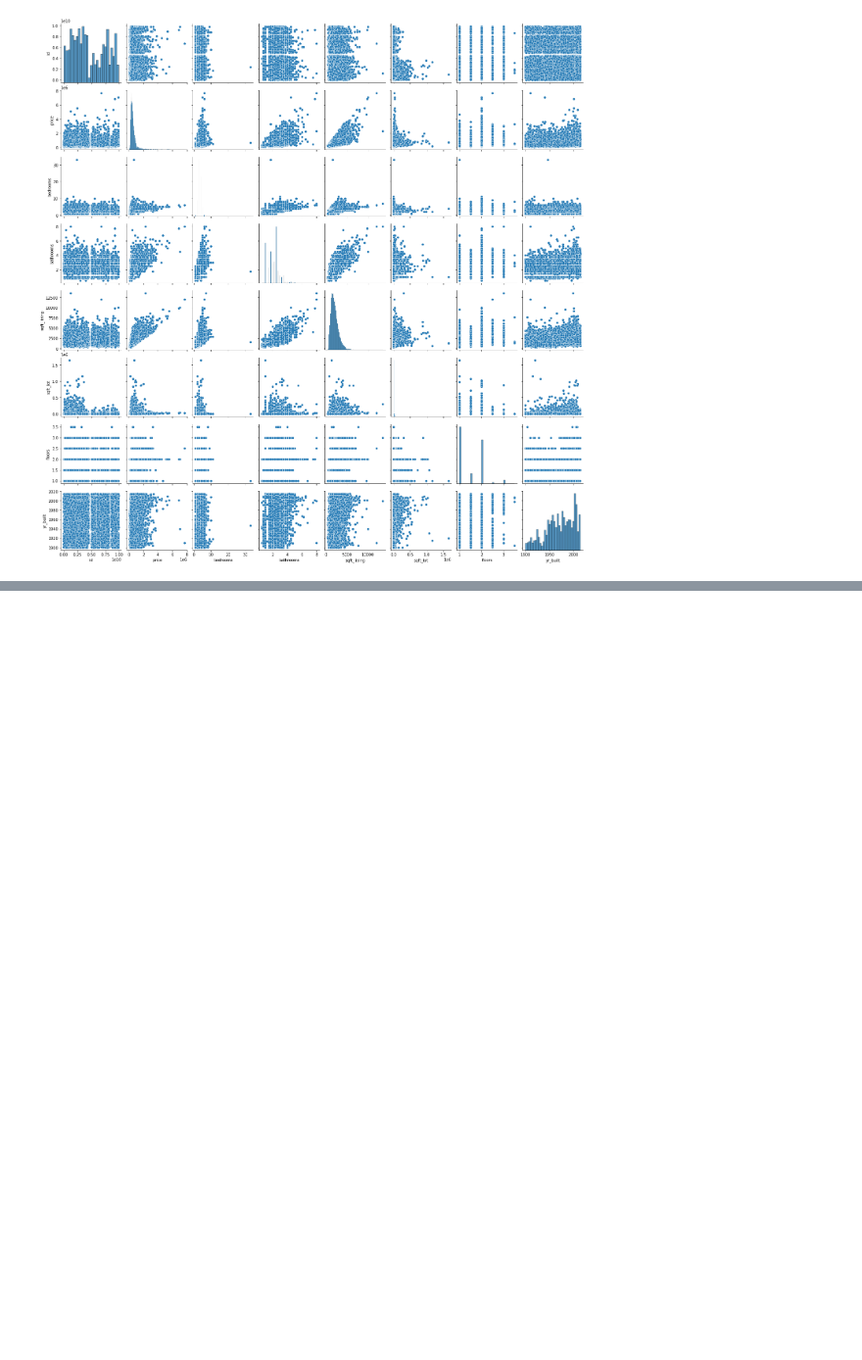
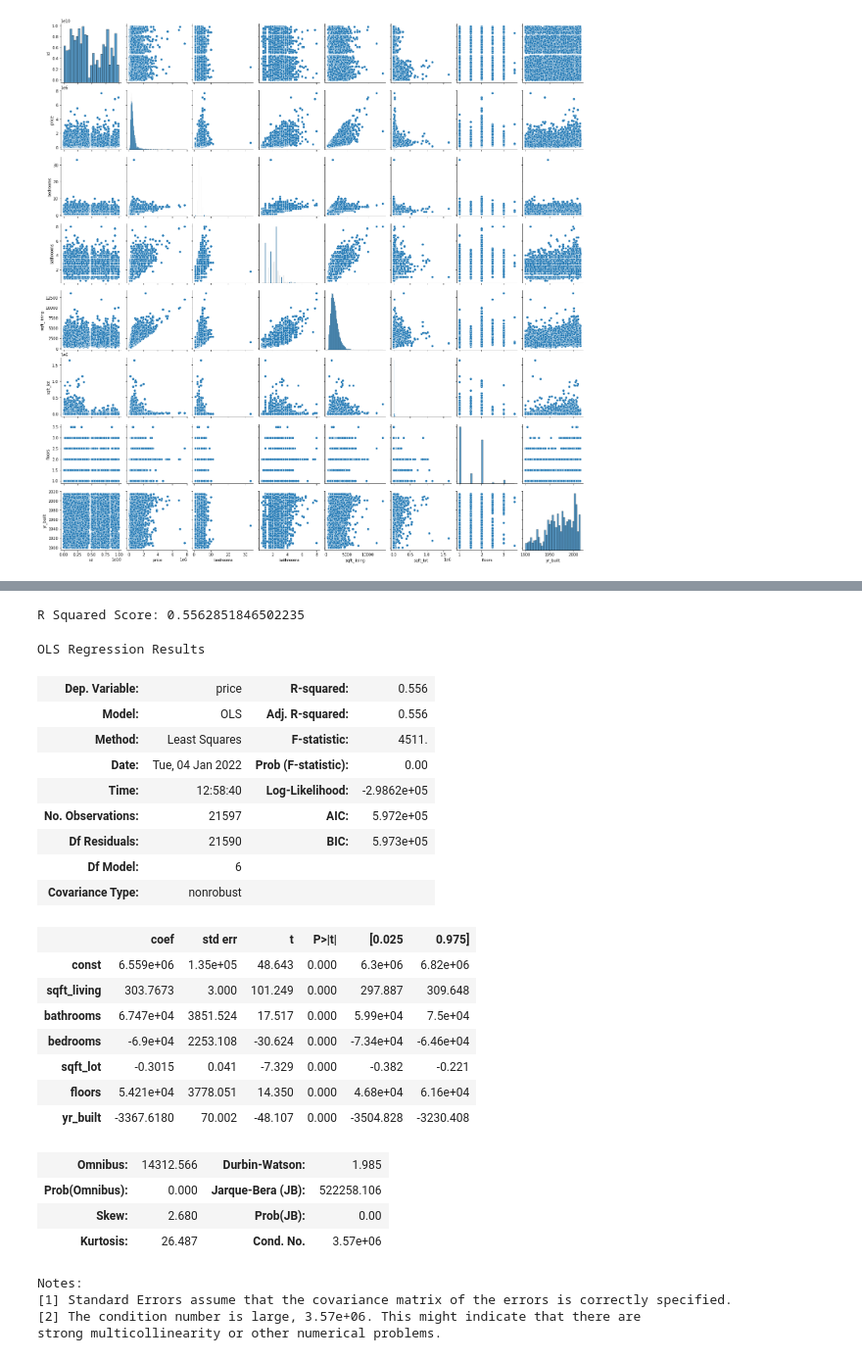
Before and after one commit to UpGoerFive/King-County-Project, a Jupyter notebook: Nathaniel-EDA.ipynb, the cells around one changed output, grey strips where cells are left out. Shown at 98% size. Drawn from its saved outputs; the diff is of its cells as text; code cells hidden in the pictures; blank space fills up the shorter version.

```diff
--- a/Nathaniel-EDA.ipynb
+++ b/Nathaniel-EDA.ipynb
@@ -82,0 +90,2 @@ R Squared Score: 0.7463439495201762
+# %%
+stats_models_version = sm.OLS(y['price'], sm.add_constant(X)).fit()
@@ -82,0 +116,40 @@ R Squared Score: 0.7463439495201762
+# %%
+X_more = stripped_down_df.loc[:, ['sqft_living', 'bathrooms', 'bedrooms', 'sqft_lot', 'floors', 'yr_built']]
+y_more = stripped_down_df.price
+
+
+inter_reg = LinearRegression()
+inter_reg.fit(X_more, y_more)
+print(f"R Squared Score: {inter_reg.score(X_more, y_more)}")
+# %% [output]
+R Squared Score: 0.5562851846502235
+# %%
+stats_models_version_inter = sm.OLS(y_more, sm.add_constant(X_more)).fit()
+stats_models_version_inter.summary()
+# %% [output]
+OLS Regression Results
+| Dep. Variable: | price | R-squared: | 0.556 |
+| Model: | OLS | Adj. R-squared: | 0.556 |
+| Method: | Least Squares | F-statistic: | 4511. |
+| Date: | Tue, 04 Jan 2022 | Prob (F-statistic): | 0.00 |
+| Time: | 12:58:40 | Log-Likelihood: | -2.9862e+05 |
+| No. Observations: | 21597 | AIC: | 5.972e+05 |
+| Df Residuals: | 21590 | BIC: | 5.973e+05 |
+| Df Model: | 6 |  |  |
+| Covariance Type: | nonrobust |  |  |
+|  | coef | std err | t | P>|t| | [0.025 | 0.975] |
+| const | 6.559e+06 | 1.35e+05 | 48.643 | 0.000 | 6.3e+06 | 6.82e+06 |
+| sqft_living | 303.7673 | 3.000 | 101.249 | 0.000 | 297.887 | 309.648 |
+| bathrooms | 6.747e+04 | 3851.524 | 17.517 | 0.000 | 5.99e+04 | 7.5e+04 |
+| bedrooms | -6.9e+04 | 2253.108 | -30.624 | 0.000 | -7.34e+04 | -6.46e+04 |
+| sqft_lot | -0.3015 | 0.041 | -7.329 | 0.000 | -0.382 | -0.221 |
+| floors | 5.421e+04 | 3778.051 | 14.350 | 0.000 | 4.68e+04 | 6.16e+04 |
+| yr_built | -3367.6180 | 70.002 | -48.107 | 0.000 | -3504.828 | -3230.408 |
+| Omnibus: | 14312.566 | Durbin-Watson: | 1.985 |
+| Prob(Omnibus): | 0.000 | Jarque-Bera (JB): | 522258.106 |
+| Skew: | 2.680 | Prob(JB): | 0.00 |
+| Kurtosis: | 26.487 | Cond. No. | 3.57e+06 |
+Notes:
+[1] Standard Errors assume that the covariance matrix of the errors is correctly specified.
+[2] The condition number is large, 3.57e+06. This might indicate that there are
+strong multicollinearity or other numerical problems.
```
Also changed, not shown: parts of 6 cells of this notebook.
